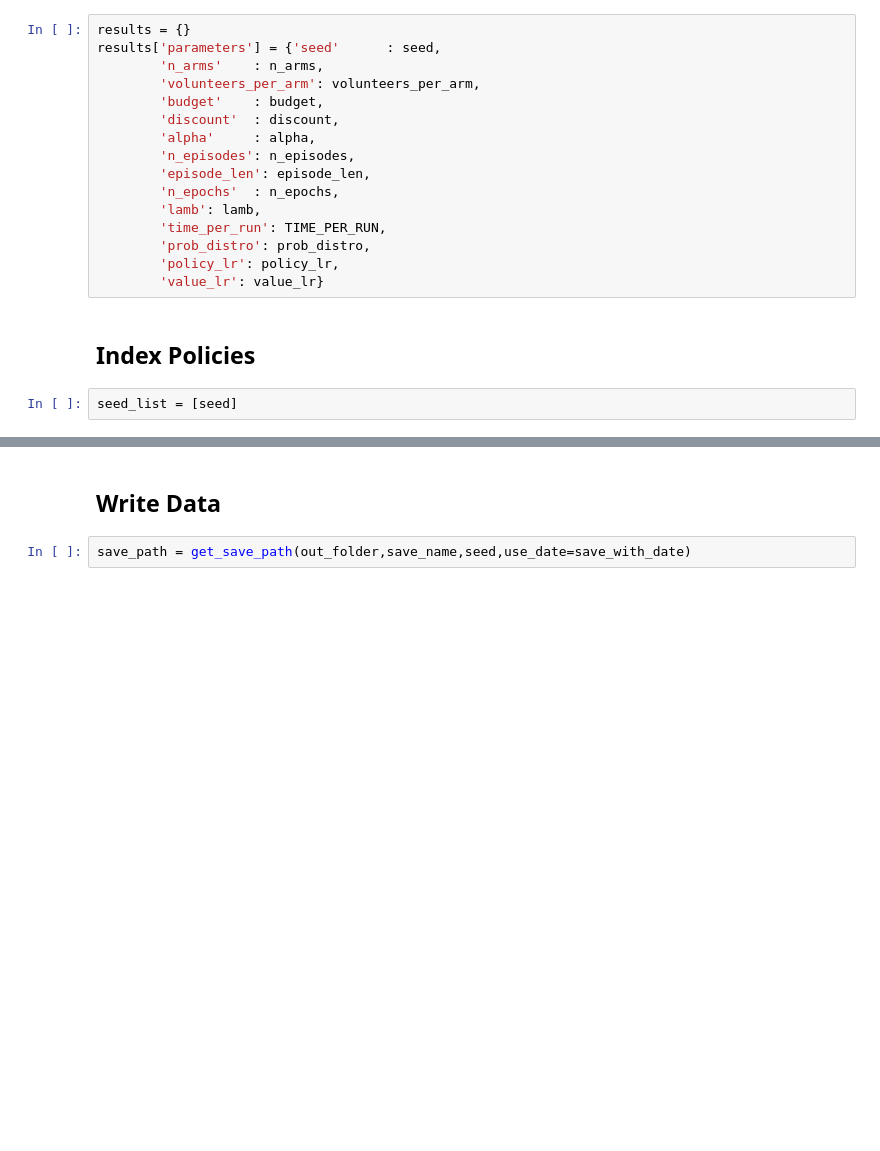
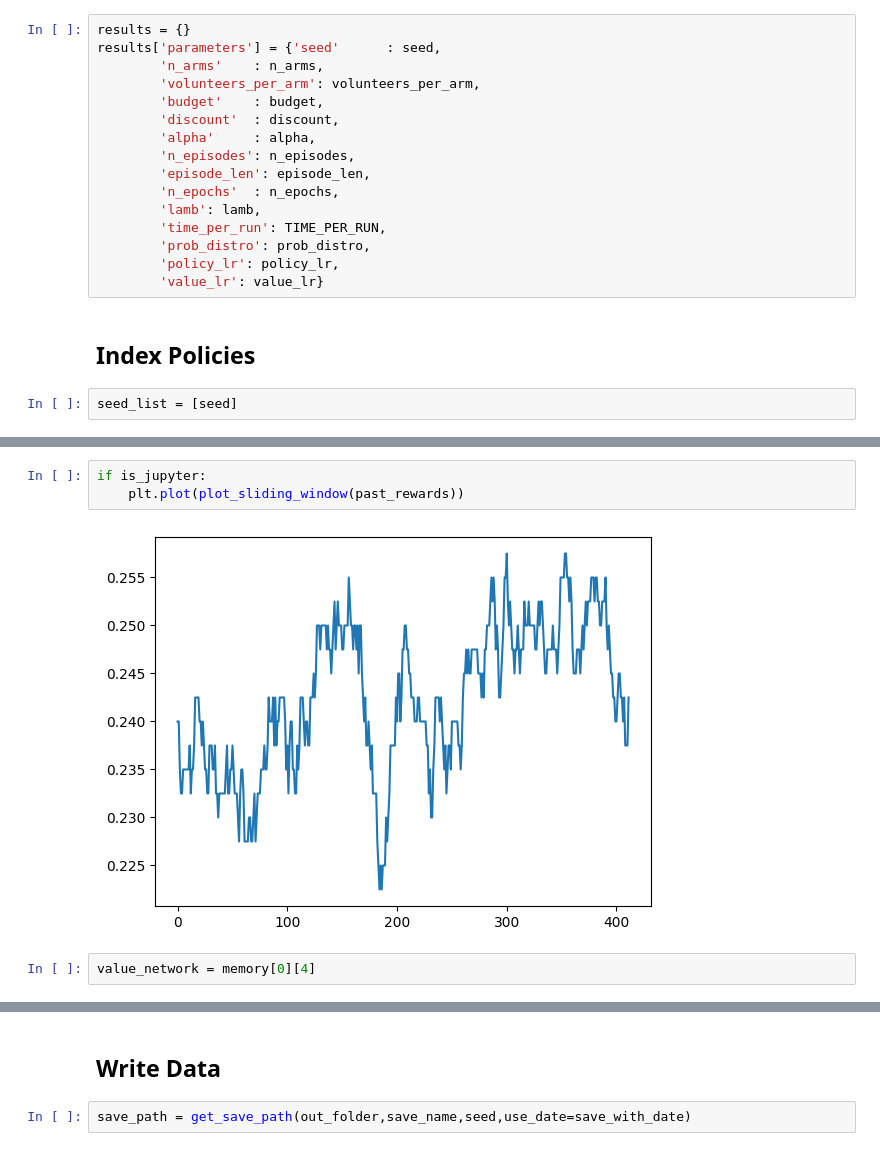
Before and after one commit to naveenr414/food-rescue-rmab, a Jupyter notebook: scripts/notebooks/Scratch Space.ipynb, the cells around one changed output, grey strips where cells are left out. Saved outputs shown, nothing was run; the diff lists cells and outputs as text; blank space fills up the shorter version.

```diff
--- a/scripts/notebooks/Scratch Space.ipynb
+++ b/scripts/notebooks/Scratch Space.ipynb
@@ -266,0 +293,7 @@ arm_compute_whittle(transitions[:,:,1], 1, discount, -1,reward_function='activit
+# %%
+if is_jupyter:
+    plt.plot(plot_sliding_window(past_rewards))
+# %% [output]
+[figure, added]
+# %%
+value_network = memory[0][4]
```
Also changed, not shown: parts of 18 cells of this notebook.
